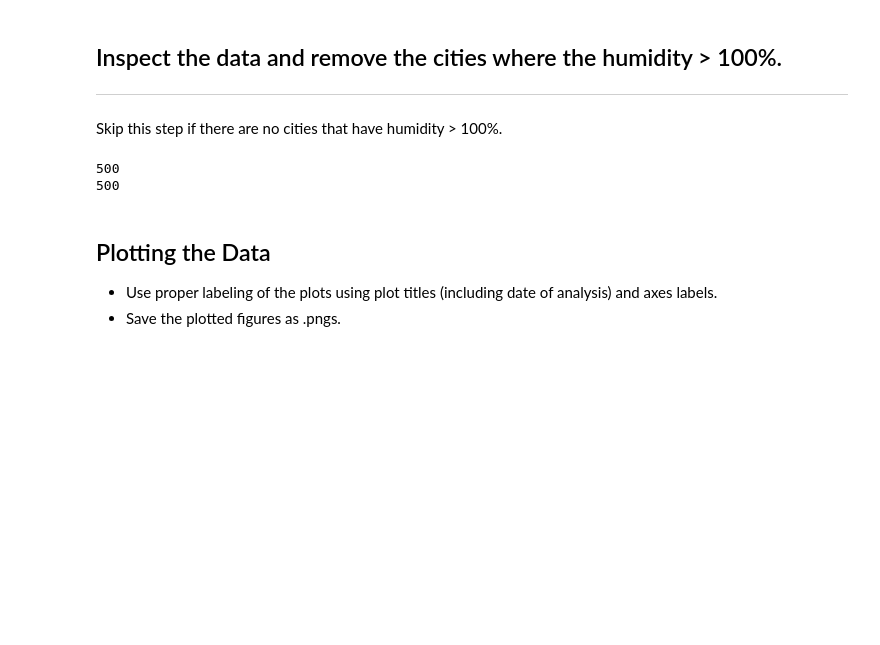
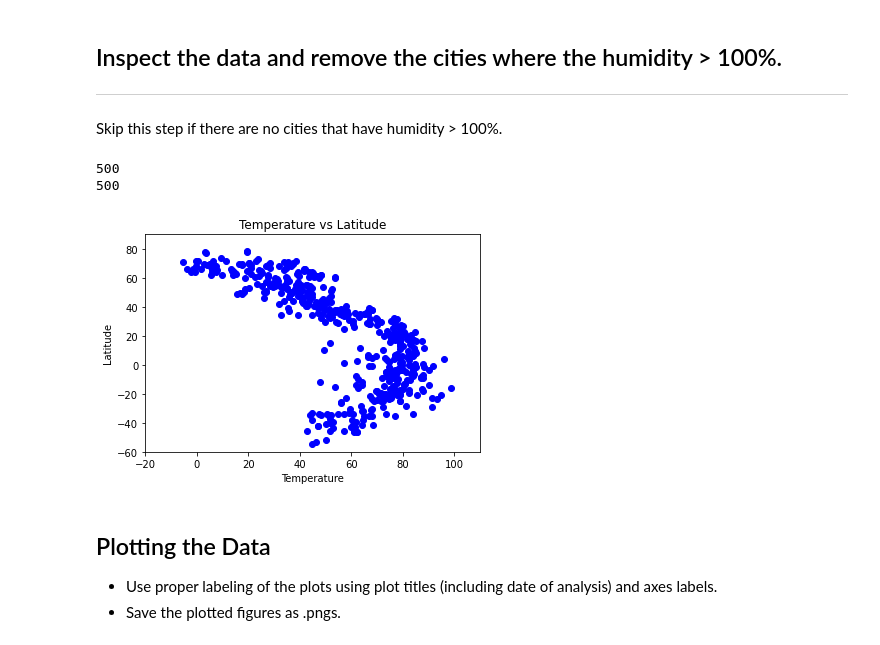
Before and after one commit to travisb98/Weather_API, a Jupyter notebook: Weather/WeatherPy.ipynb, the cells around one changed output. Drawn from its saved outputs; the diff is of its cells as text; code cells hidden in the pictures; blank space fills up the shorter version.

Commit message:
finished scatter plots

```diff
--- a/Weather/WeatherPy.ipynb
+++ b/Weather/WeatherPy.ipynb
@@ -167,11 +141,30 @@ print(len(city_weather_df['Humidity']))
 # %% [output]
 500
 500
-# %%
-### set up the plot
-x_limit=round(city_weather_df['Temperature'].max(),-1)
-
-# y_limit=round(city_weather_df['Exact Coordinates'][0].max(),-1)
+# %%
+#### defines the plotting process as a function so it can be applied for each weather factor compared to latitude
+def scatty(weathery):
+    #set the x min and max and sets the data from the data frame as the x axis
+    x_limit=round(city_weather_df[weathery].max()+(city_weather_df[weathery].max()*.1),-1)
+    x_min=round((city_weather_df[weathery].min()-10),-1)
+    x_axis=city_weather_df[weathery]
+
+
+    y_limit=round(city_weather_df['Latitude'].max()+(city_weather_df['Latitude'].max()*.1),-1)
+    y_min=round((city_weather_df['Latitude'].min()-10),-1)
+    y_axis = city_weather_df['Latitude']
+
+    plt.scatter(x_axis,y_axis,marker='o',facecolors='blue')
+    plt.ylim(y_min,y_limit)
+    plt.xlim(x_min,x_limit)
+    plt.title(weathery+" vs Latitude")
+    plt.xlabel(weathery)
+    plt.ylabel('Latitude')
+    return plt.show()
+
+scatty('Temperature')
+# %% [output]
+[figure, added]
 # %% [markdown]
 ## Plotting the Data
 * Use proper labeling of the plots using plot titles (including date of analysis) and axes labels.
```
Also changed, not shown: parts of 9 cells of this notebook.
